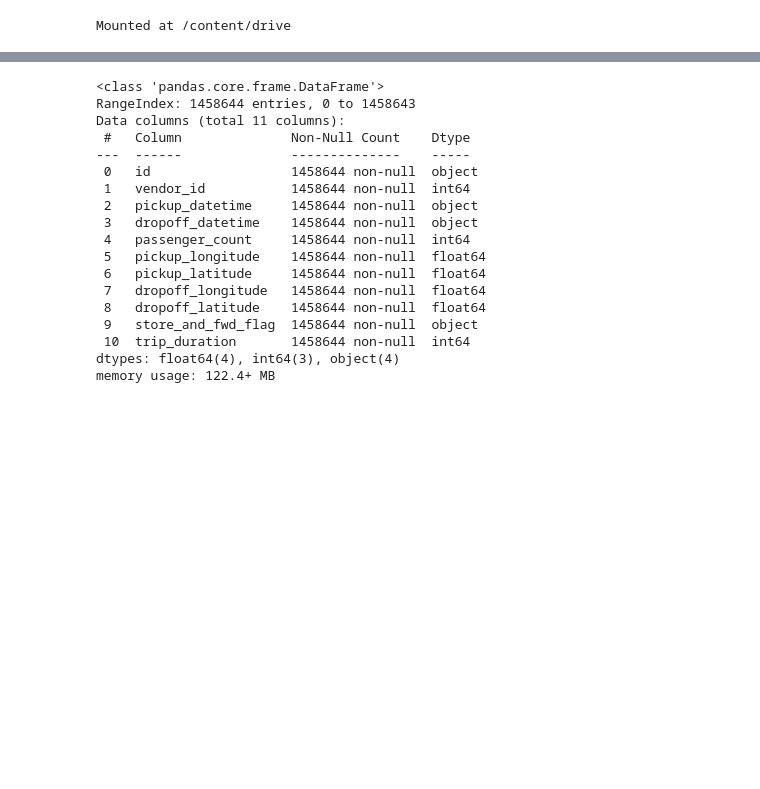
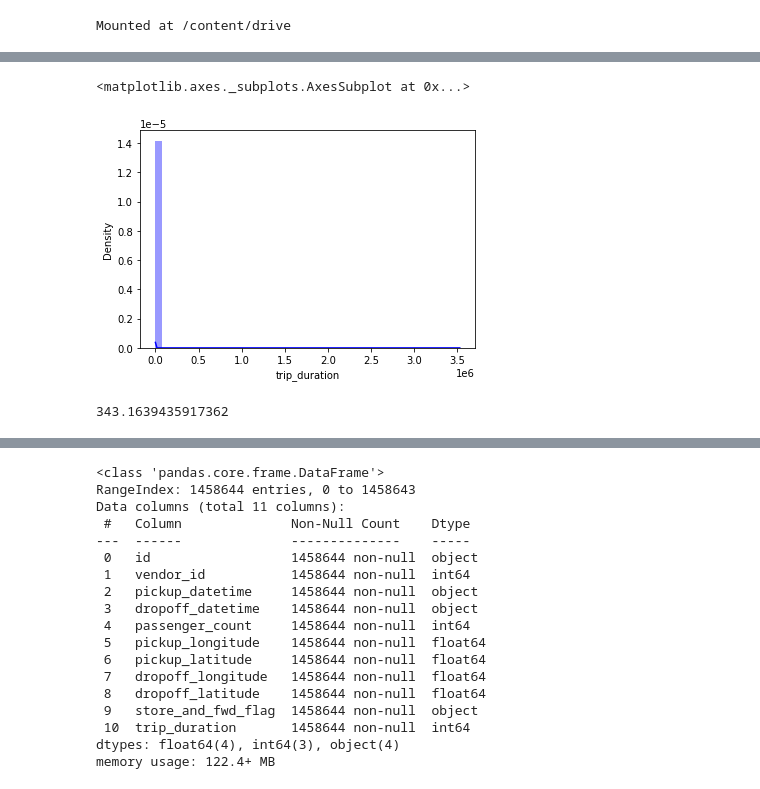
Before and after one commit to utkarshs75/NYC-Taxi-Data-Analysis, a Jupyter notebook: NYC_Taxi_Trip_Time_Prediction_Capstone_Project.ipynb, the cells around one changed output, grey strips where cells are left out. Drawn from its saved outputs; the diff is of its cells as text; code cells hidden in the pictures; blank space fills up the shorter version.

```diff
--- a/NYC_Taxi_Trip_Time_Prediction_Capstone_Project.ipynb
+++ b/NYC_Taxi_Trip_Time_Prediction_Capstone_Project.ipynb
@@ -40,8 +42,8 @@ drive.mount('/content/drive')
 # %% [output]
 Mounted at /content/drive
 # %%
-data = pd.read_csv('/content/drive/MyDrive/AB_Capstone/Linear Regression Capstone/NYC Taxi Data.csv')
-data.head()
+data = pd.read_csv('/content/drive/MyDrive/AB_Capstone/Supervised ML Regression Capstone/NYC Taxi Data.csv')
+data.head(5)
 # %% [output]
 |  | id | vendor_id | pickup_datetime | dropoff_datetime | passenger_count | pickup_longitude | ... |
 | 0 | id2875421 | 2 | 2016-03-14 17:24:55 | 2016-03-14 17:32:30 | 1 | -73.982155 | ... |
@@ -51,0 +81,11 @@ data.head()
+# %%
+# Checking the distribution of target variables
+sns.distplot(data['trip_duration'], color = 'b')
+#sns.despine(trim = True, left = True)
+# %% [output]
+<matplotlib.axes._subplots.AxesSubplot at 0x...>
+[figure, added]
+# %%
+data['trip_duration'].skew()
+# %% [output]
+343.1639435917362
```
Also changed, not shown: parts of 12 cells of this notebook.
